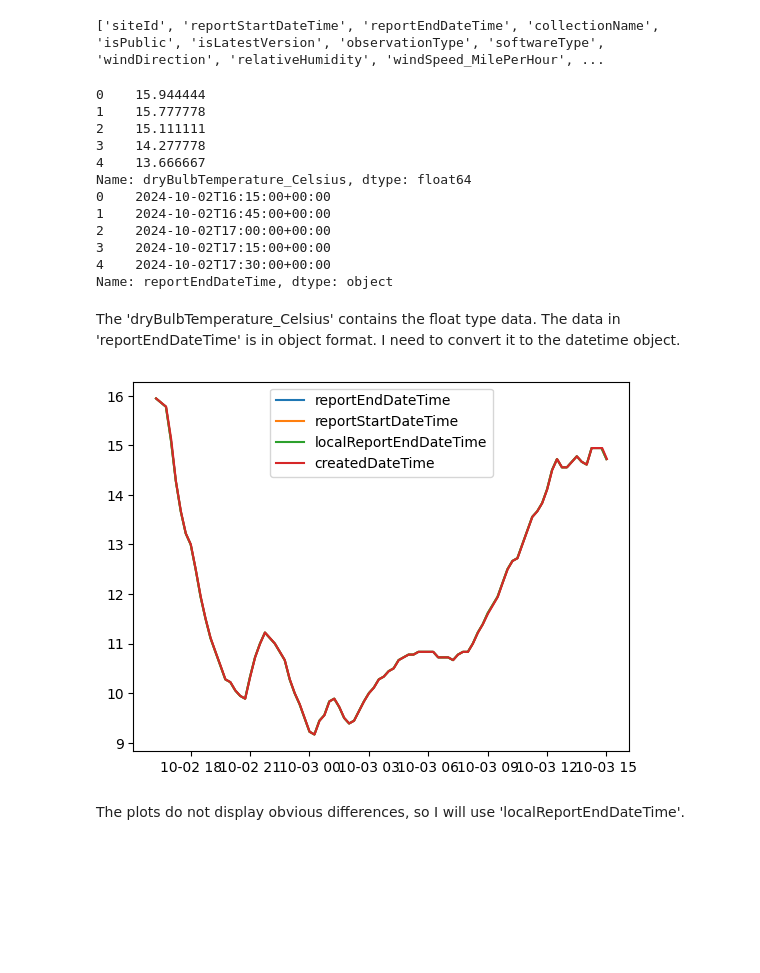
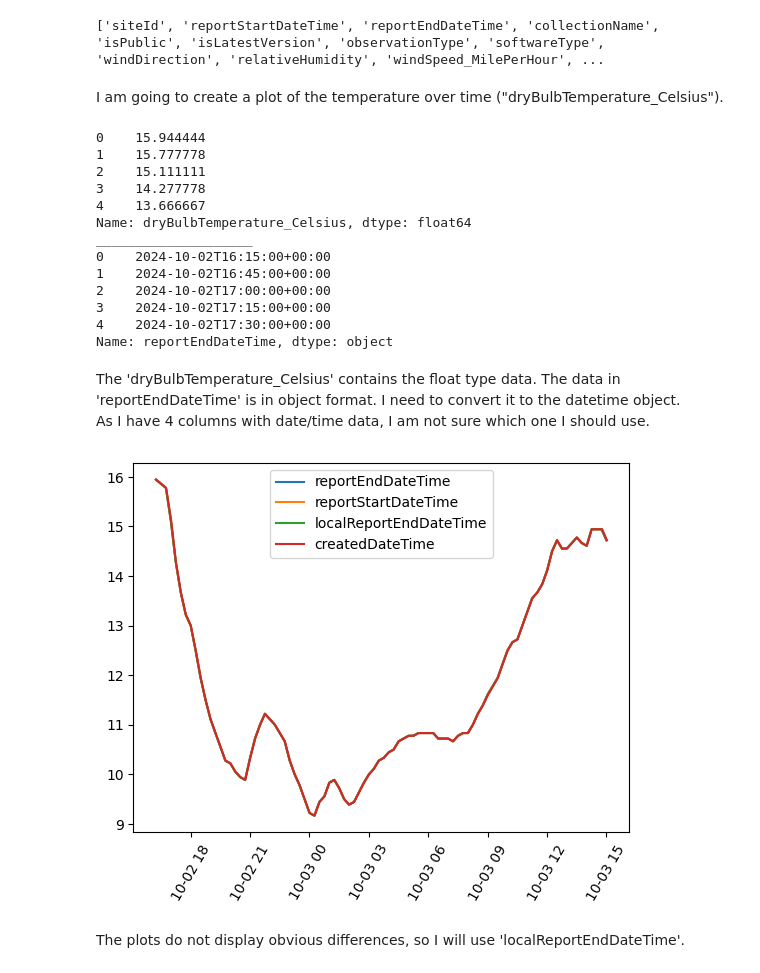
Before and after one commit to Kate-217/pogramming_for_data_analytics, a Jupyter notebook: assignments/assignment_2_weather.ipynb, the cells around one changed output. Saved outputs shown, nothing was run; the diff lists cells and outputs as text; code cells hidden in the pictures; blank space fills up the shorter version.

```diff
--- a/assignments/assignment_2_weather.ipynb
+++ b/assignments/assignment_2_weather.ipynb
@@ -13,13 +16,12 @@ columns_list = data.columns.tolist()
 print(columns_list)
 # %% [output]
 ['siteId', 'reportStartDateTime', 'reportEndDateTime', 'collectionName', 'isPublic', 'isLatestVersion', 'observationType', 'softwareType', 'windDirection', 'relativeHumidity', 'windSpeed_MilePerHour', ...
+# %% [markdown]
+I am going to create a plot of the temperature over time ("dryBulbTemperature_Celsius").
 # %%
-# I am going to creadte the plot of the temperature over time ( "dryBulbTemperature_Celsius" )
-
 # checking out the data in the columns I need:
-
 print(data['dryBulbTemperature_Celsius'].head(5)) # temperature
-
+print('____________________')
 print(data['reportEndDateTime'].head(5)) # date and time
 # %% [output]
 0    15.944444
@@ -28,6 +30,7 @@ print(data['reportEndDateTime'].head(5)) # date and time
 3    14.277778
 4    13.666667
 Name: dryBulbTemperature_Celsius, dtype: float64
+____________________
 0    2024-10-02T16:15:00+00:00
 1    2024-10-02T16:45:00+00:00
 2    2024-10-02T17:00:00+00:00
@@ -35,27 +38,28 @@ Name: dryBulbTemperature_Celsius, dtype: float64
 4    2024-10-02T17:30:00+00:00
 Name: reportEndDateTime, dtype: object
 # %% [markdown]
-The 'dryBulbTemperature_Celsius' contains the float type data. The data in 'reportEndDateTime' is in object format. I need to convert it to the datetime object.
+The 'dryBulbTemperature_Celsius' contains the float type data. The data in 'reportEndDateTime' is in object format. I need to convert it to the datetime object.<br>
+As I have 4 columns with date/time data, I am not sure which one I should use.
 # %%
 # converting the data with time and date to datetime format:
 data['reportEndDateTime'] = pd.to_datetime(data['reportEndDateTime'])
 data['reportStartDateTime'] = pd.to_datetime(data['reportStartDateTime'])
 data['localReportEndDateTime'] = pd.to_datetime(data['localReportEndDateTime'])
 data['createdDateTime'] = pd.to_datetime(data['createdDateTime'])
 
-
-# I am not sure if there is a sagnificant difference beetwen the dates, so I will have a look at it on the plot:
-
+# I am not sure if there is a sagnificant difference beetwen the dates,
+# so I will have a look at it on the plot:
 fig,ax =plt.subplots()
-
 columns = ['reportEndDateTime','reportStartDateTime','localReportEndDateTime','createdDateTime'] # the list of the dates
 
 for column in columns:
     ax.plot(data[column],data['dryBulbTemperature_Celsius'], label = column)
 ax.legend()
+
+plt.tick_params(axis='x', rotation=60, colors = 'black')
 plt.show()
 # %% [output]
-[figure, old version]
+[figure, new version]
 # %% [markdown]
 The plots do not display obvious differences, so I will use 'localReportEndDateTime'.
 # %%
```
Also changed, not shown: parts of 4 cells of this notebook, 3 other files.
